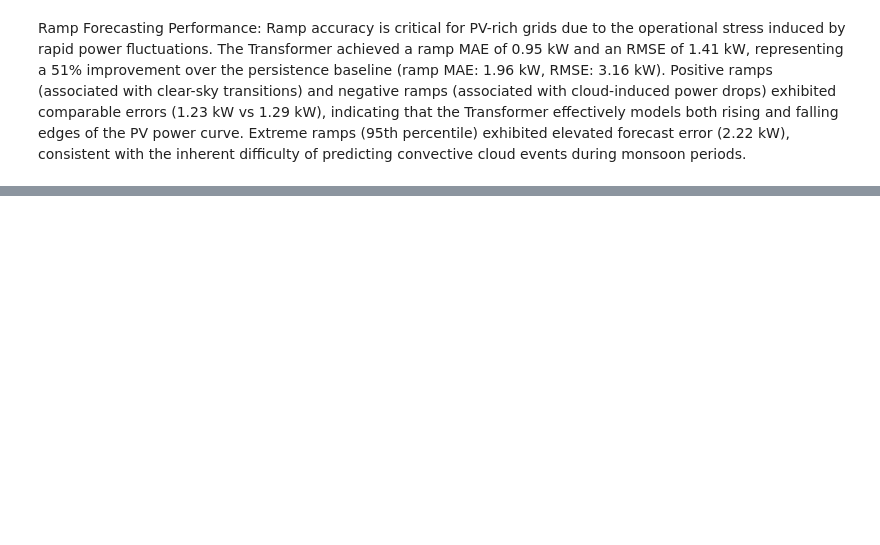
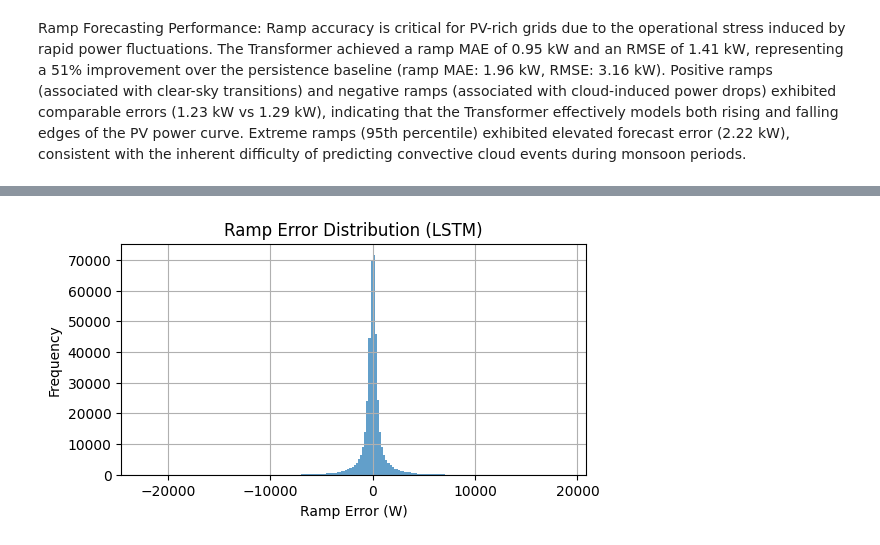
Before and after one commit to kaustav812004/Solar-Energy-Forecasting-for-Smart-Grids, a Jupyter notebook: datajoin.ipynb, the cells around one changed output, grey strips where cells are left out. Cells and saved outputs as stored; diff of their text form; code cells hidden in the pictures; blank space fills up the shorter version.

```diff
--- a/datajoin.ipynb
+++ b/datajoin.ipynb
@@ -721,0 +786,10 @@ Extreme ramps (95th percentile) exhibited elevated forecast error (2.22 kW), con
+# %%
+plt.figure(figsize=(6,3))
+plt.hist(ramp_true.flatten() - ramp_l.flatten(), bins=200, alpha=0.7)
+plt.title("Ramp Error Distribution (LSTM)")
+plt.xlabel("Ramp Error (W)")
+plt.ylabel("Frequency")
+plt.grid()
+plt.show()
+# %% [output]
+[figure, added]
```
Also changed, not shown: parts of 27 cells of this notebook, 1 other file.
